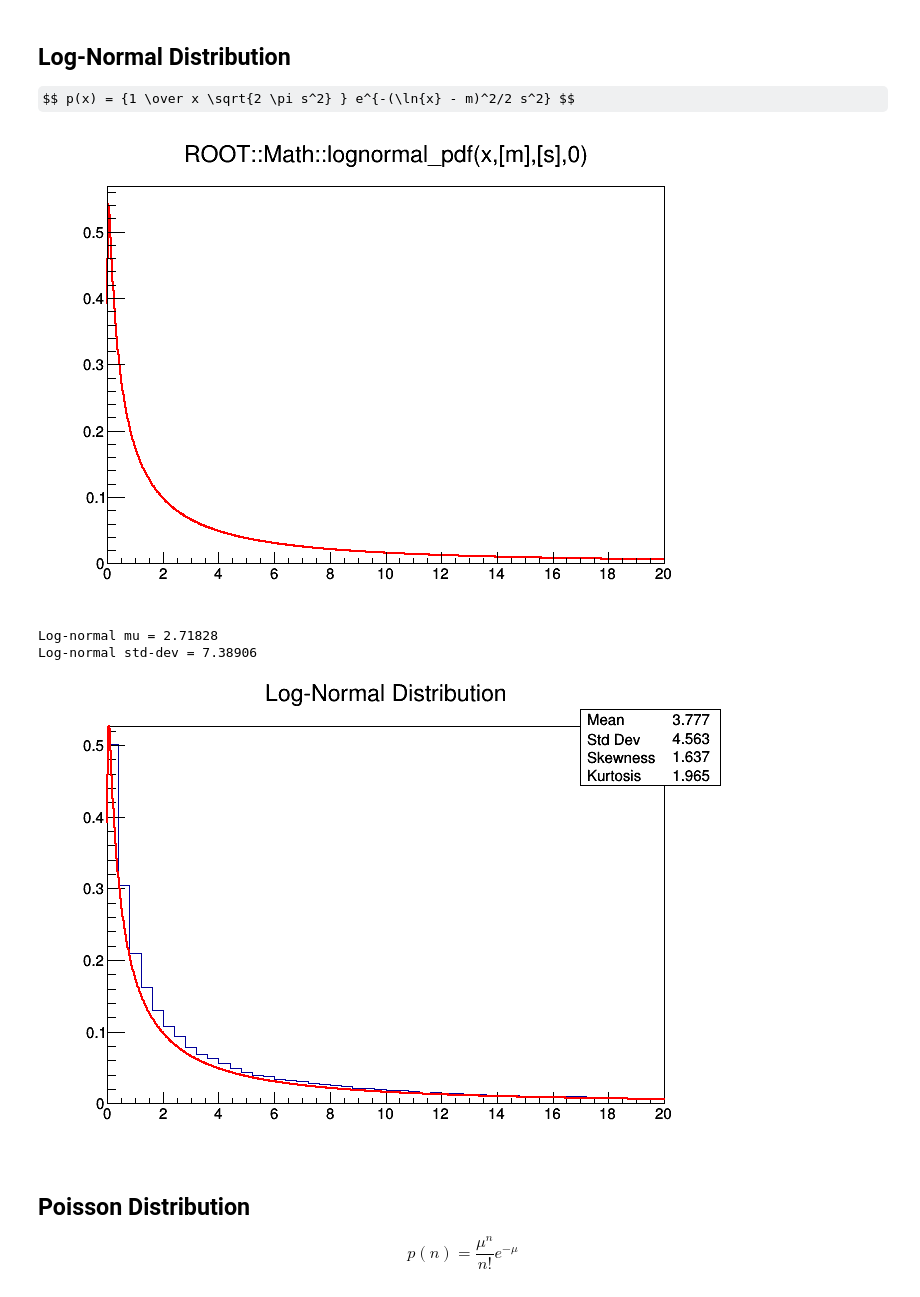
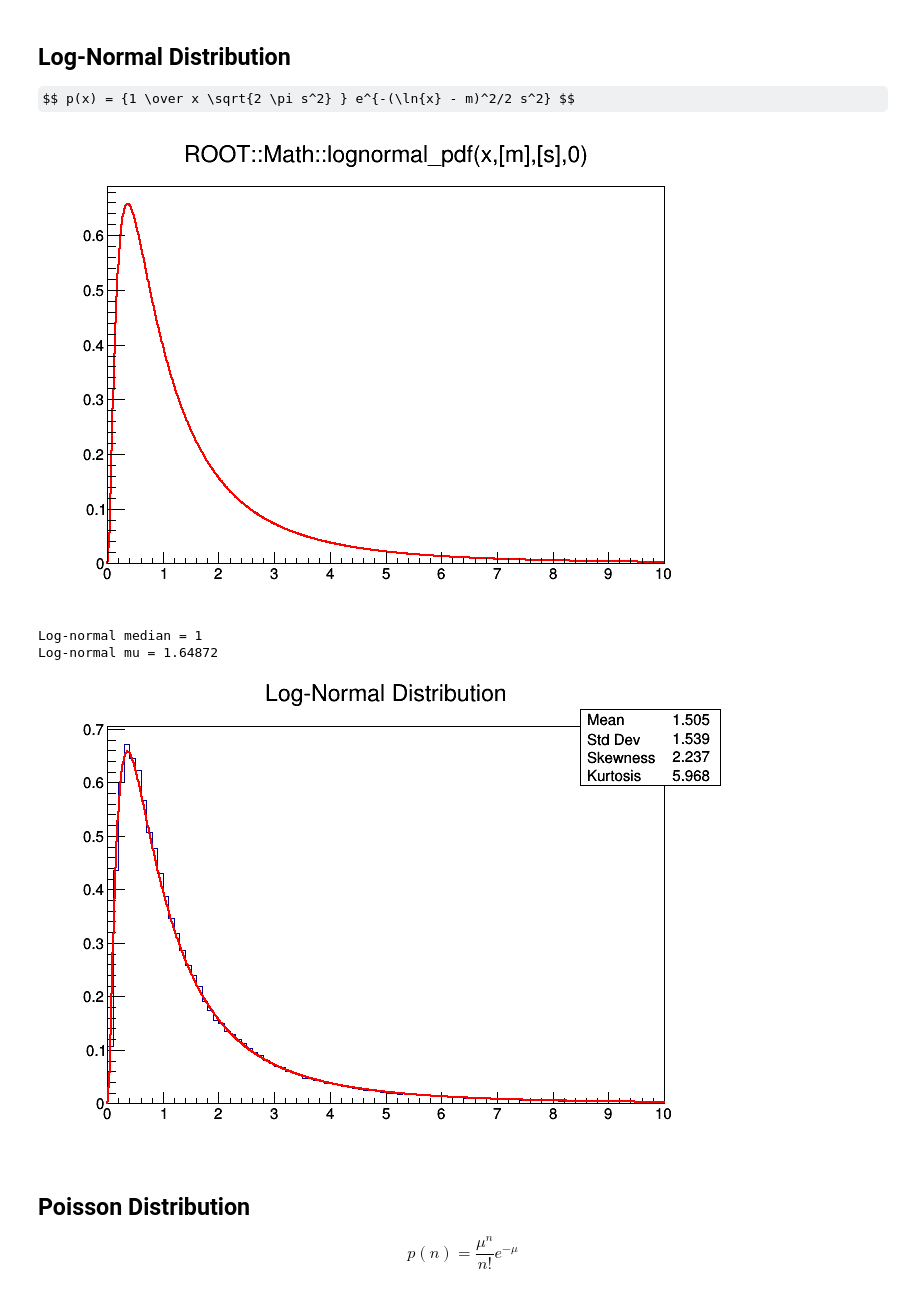
Before and after one commit to lmoneta/stat-course-ipmu, a Jupyter notebook: Session1/DistributionsExample.ipynb, the cells around one changed output. Saved outputs shown, nothing was run; the diff lists cells and outputs as text; code cells hidden in the pictures; some formulas as TeX source.

```diff
--- a/Session1/DistributionsExample.ipynb
+++ b/Session1/DistributionsExample.ipynb
@@ -41,28 +42,28 @@ gPad->Draw();
 
 $$ p(x) = {1 \over x \sqrt{2 \pi s^2} } e^{-(\ln{x} - m)^2/2 s^2} $$
 # %%
-f = new TF1("pdf","ROOT::Math::lognormal_pdf(x,[m],[s],0)",0,20);
+f = new TF1("pdf","ROOT::Math::lognormal_pdf(x,[m],[s],0)",0,10);
 f->SetNpx(1000);
-f->SetParameter("m",1);
-f->SetParameter("s",2);
+f->SetParameter("m",0);
+f->SetParameter("s",1);
 f->Draw();
 
 gPad->Draw();
-std::cout << "Log-normal mu = " << exp(f->GetParameter("m")) << std::endl;
-std::cout << "Log-normal std-dev = " << exp(f->GetParameter("s")) << std::endl;
+std::cout << "Log-normal median = " << exp(f->GetParameter("m")) << std::endl;
+std::cout << "Log-normal mu = " << exp(f->GetParameter("m") + 0.5*TMath::Power(f->GetParameter("s"),2)) << std::endl;
 # %% [output]
-[figure, old version]
+[figure, new version]
-Log-normal mu = 2.71828
-Log-normal std-dev = 7.38906
+Log-normal median = 1
+Log-normal mu = 1.64872
 # %%
-h = new TH1D("hln","Log-Normal Distribution",50,0,20);
+h = new TH1D("hln","Log-Normal Distribution",100,0,10);
 h->FillRandom("pdf",100000);
 h->Scale(1./h->Integral(),"width");
 h->Draw("HIST");
 f->Draw("SAME");
 gPad->Draw();
 # %% [output]
-[figure, old version]
+[figure, new version]
 # %% [markdown]
 ## Poisson Distribution
 
```
Also changed, not shown: parts of 9 cells of this notebook, 1 other file.
